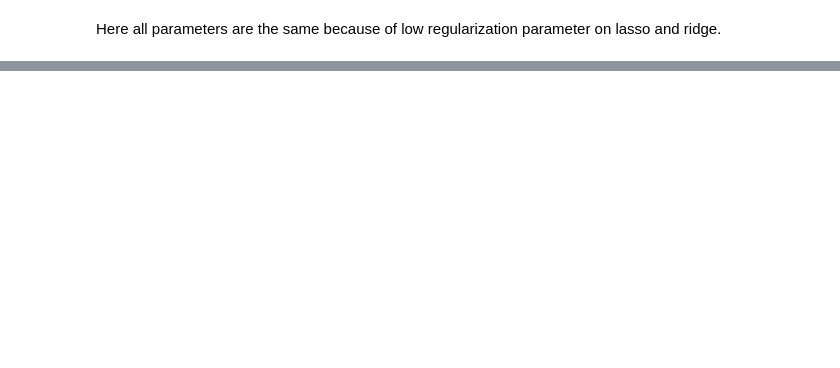
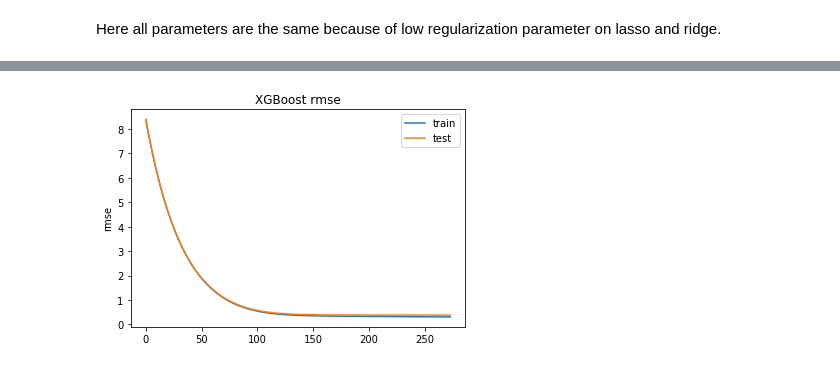
Before and after one commit to volynvlad/internship-task, a Jupyter notebook: internship_task.ipynb, the cells around one changed output, grey strips where cells are left out. Cells and saved outputs as stored; diff of their text form; code cells hidden in the pictures; blank space fills up the shorter version.

```diff
--- a/internship_task.ipynb
+++ b/internship_task.ipynb
@@ -638,0 +705,17 @@ Here all parameters are the same because of low regularization parameter on lass
+# %%
+y_trainval = np.log(y_trainval)
+y_train = np.log(y_train)
+y_val = np.log(y_val)
+y_test = np.log(y_test)
+# %%
+xgboost_params = {
+                #'gamma':0,
+                'learning_rate':0.03,
+                #'max_depth':10,
+                #'min_child_weight':1,
+                'n_estimators':1000,
+                #'reg_alpha':2,
+                #'reg_lambda':1,
+                #'subsample':0.7,
+                'objective':'reg:squarederror'
+                }
@@ -638,0 +724,5 @@ Here all parameters are the same because of low regularization parameter on lass
+# %%
+xgboost_helper = XGBoostHelper(xgboost_params,
+                               datasets=((X_train, y_train), (X_val, y_val), (X_test, y_test)),
+                               early_stopping_rounds=10)
+xgboost_helper.train()
@@ -638,0 +747,11 @@ Here all parameters are the same because of low regularization parameter on lass
+# %%
+results = xgboost_helper.results_
+fig, ax = plt.subplots()
+ax.plot(results['validation_0']['rmse'], label='train')
+ax.plot(results['validation_1']['rmse'], label='test')
+ax.legend()
+plt.ylabel('rmse')
+plt.title('XGBoost rmse')
+plt.show()
+# %% [output]
+[figure, added]
```
Also changed, not shown: parts of 57 cells of this notebook.
